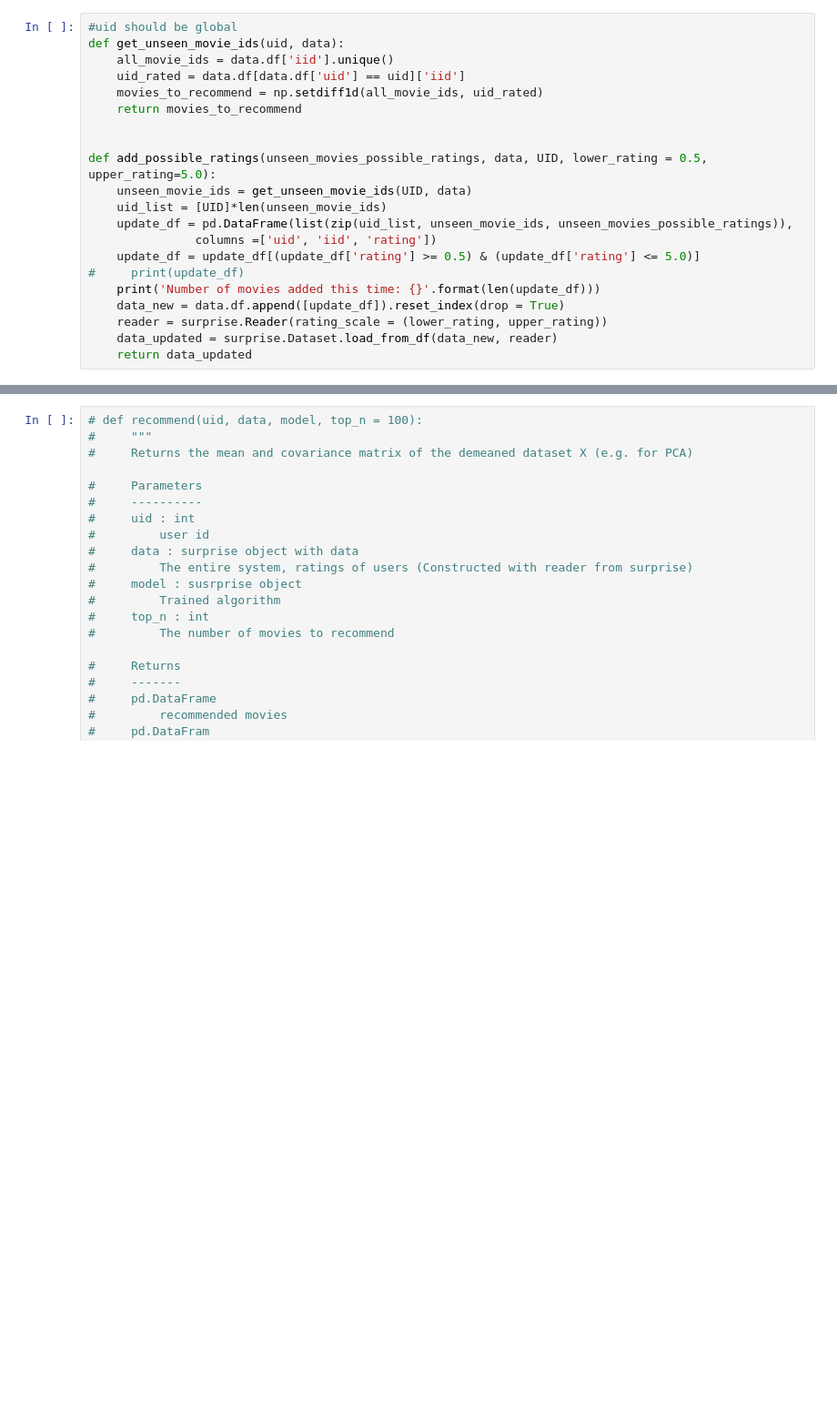
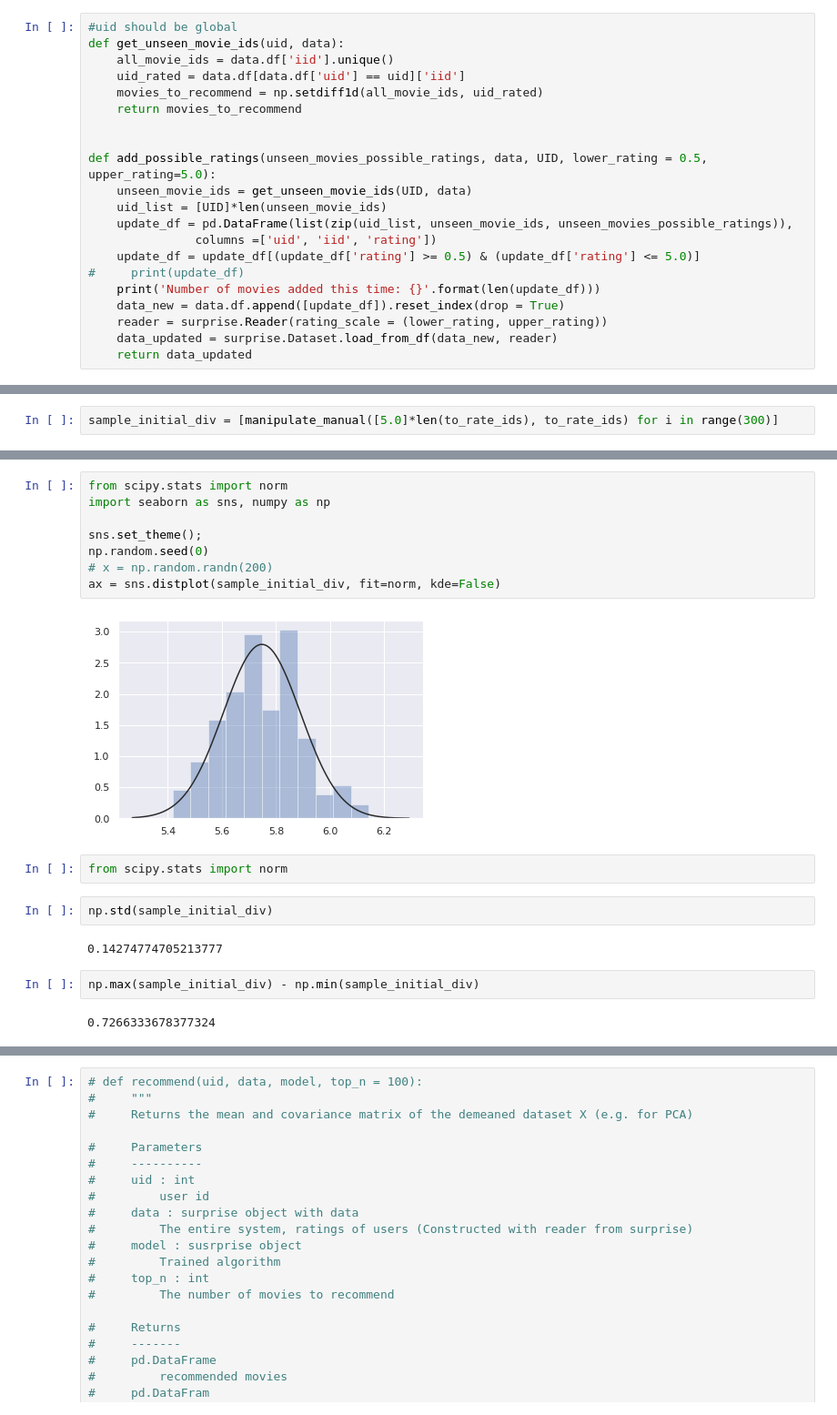
Before and after one commit to LevinRoman/escaping_echo_chambers, a Jupyter notebook: notebooks/4-Optimization.ipynb, the cells around one changed output, grey strips where cells are left out. Shown at 91% size. Drawn from its saved outputs; the diff is of its cells as text; blank space fills up the shorter version.

```diff
--- a/notebooks/4-Optimization.ipynb
+++ b/notebooks/4-Optimization.ipynb
@@ -158,0 +366,2 @@ def manipulate_ratings_to_increase_diversity(unseen_movies_possible_ratings):
+# %%
+sample_initial_div = [manipulate_manual([5.0]*len(to_rate_ids), to_rate_ids) for i in range(300)]
@@ -158,0 +386,20 @@ def manipulate_ratings_to_increase_diversity(unseen_movies_possible_ratings):
+# %%
+from scipy.stats import norm
+import seaborn as sns, numpy as np
+
+sns.set_theme();
+np.random.seed(0)
+# x = np.random.randn(200)
+ax = sns.distplot(sample_initial_div, fit=norm, kde=False)
+# %% [output]
+[figure, added]
+# %%
+from scipy.stats import norm
+# %%
+np.std(sample_initial_div)
+# %% [output]
+0.14274774705213777
+# %%
+np.max(sample_initial_div) - np.min(sample_initial_div)
+# %% [output]
+0.7266333678377324
```
Also changed, not shown: parts of 31 cells of this notebook.
